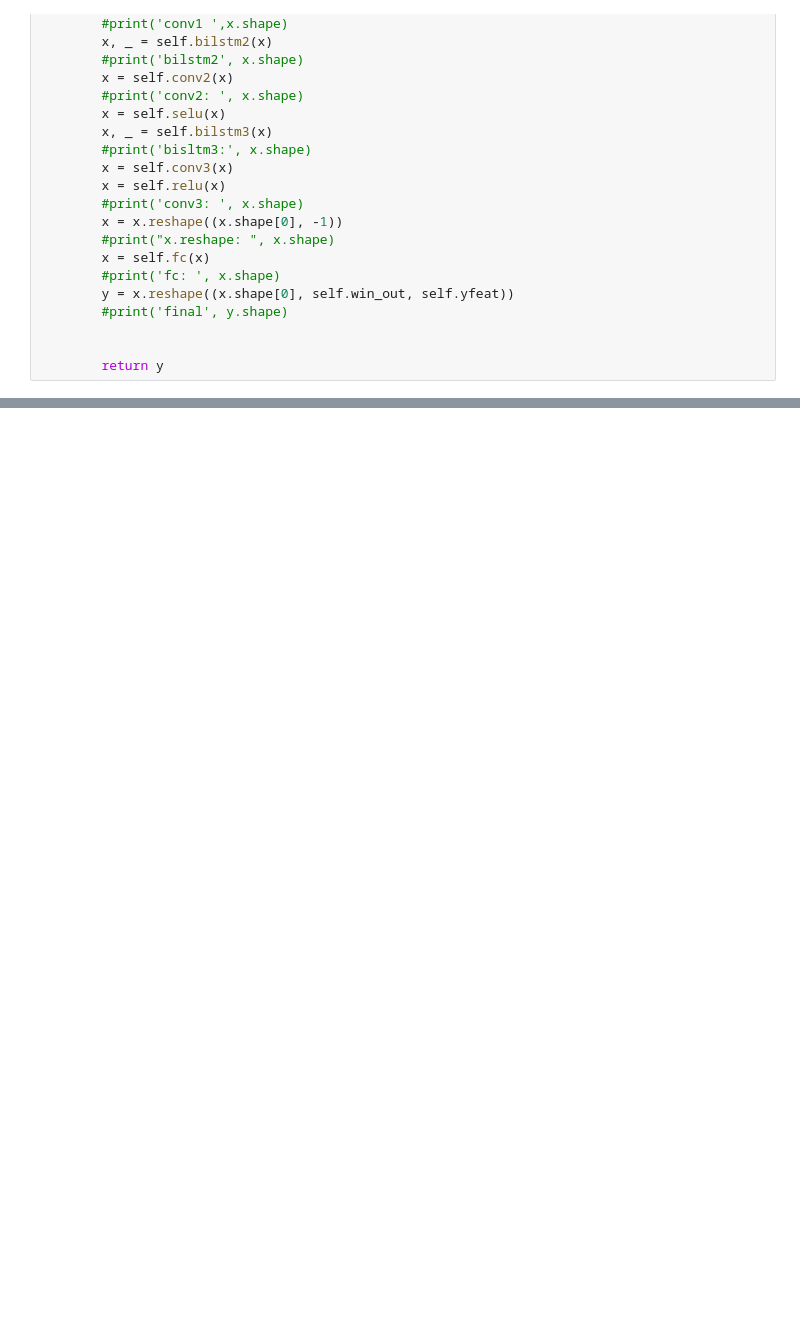
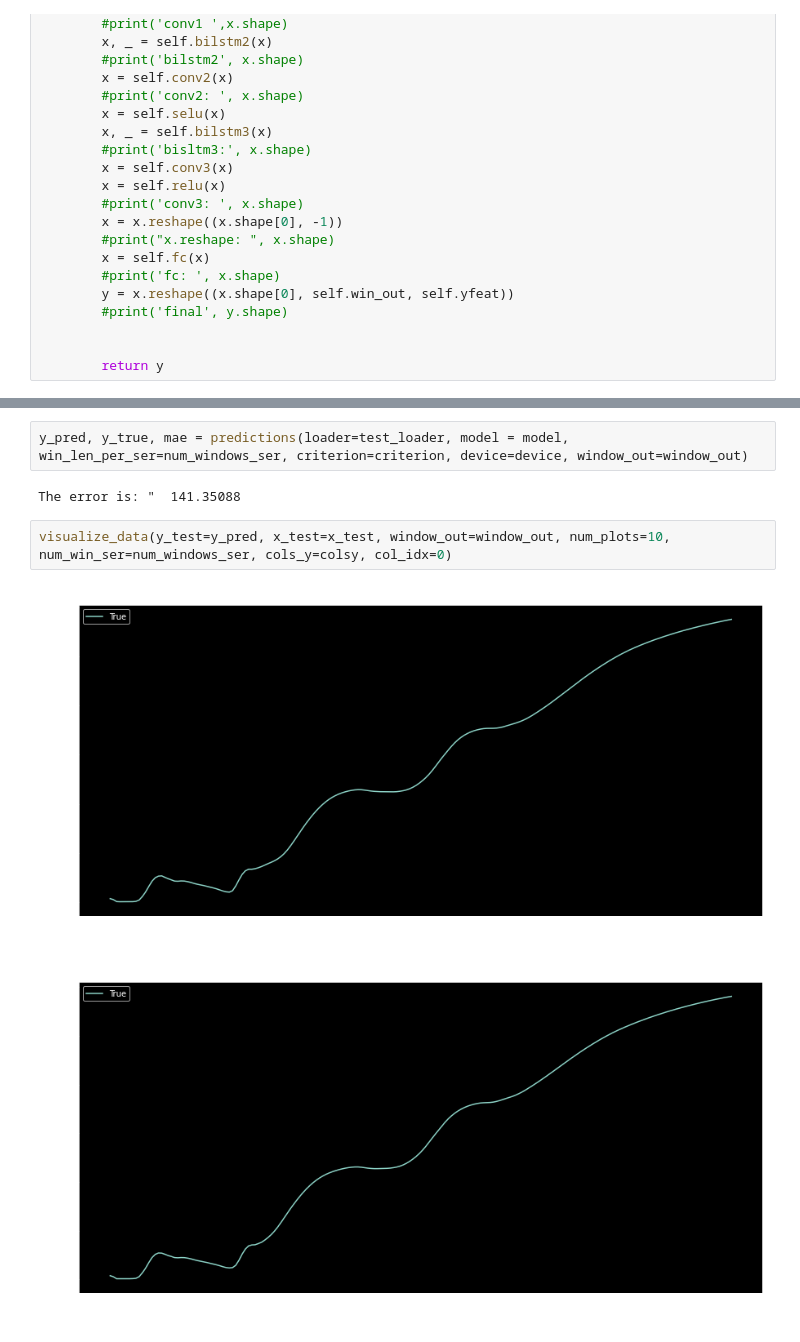
Before and after one commit to matharg7/TSE_SIR, a Jupyter notebook: Conv_Bi_LSTM_torch.ipynb, the cells around one changed output, grey strips where cells are left out. Drawn from its saved outputs; the diff is of its cells as text; blank space fills up the shorter version.

```diff
--- a/Conv_Bi_LSTM_torch.ipynb
+++ b/Conv_Bi_LSTM_torch.ipynb
@@ -85,0 +238,9 @@ Estimated Total Size (MB): 6.54
+# %%
+y_pred, y_true, mae = predictions(loader=test_loader, model = model, win_len_per_ser=num_windows_ser, criterion=criterion, device=device, window_out=window_out)
+# %% [output]
+The error is: "  141.35088
+# %%
+visualize_data(y_test=y_pred, x_test=x_test, window_out=window_out, num_plots=10, num_win_ser=num_windows_ser, cols_y=colsy, col_idx=0)
+# %% [output]
+[figure, added]
+[figure, added]
```
Also changed, not shown: parts of 12 cells of this notebook, 2 other files.
